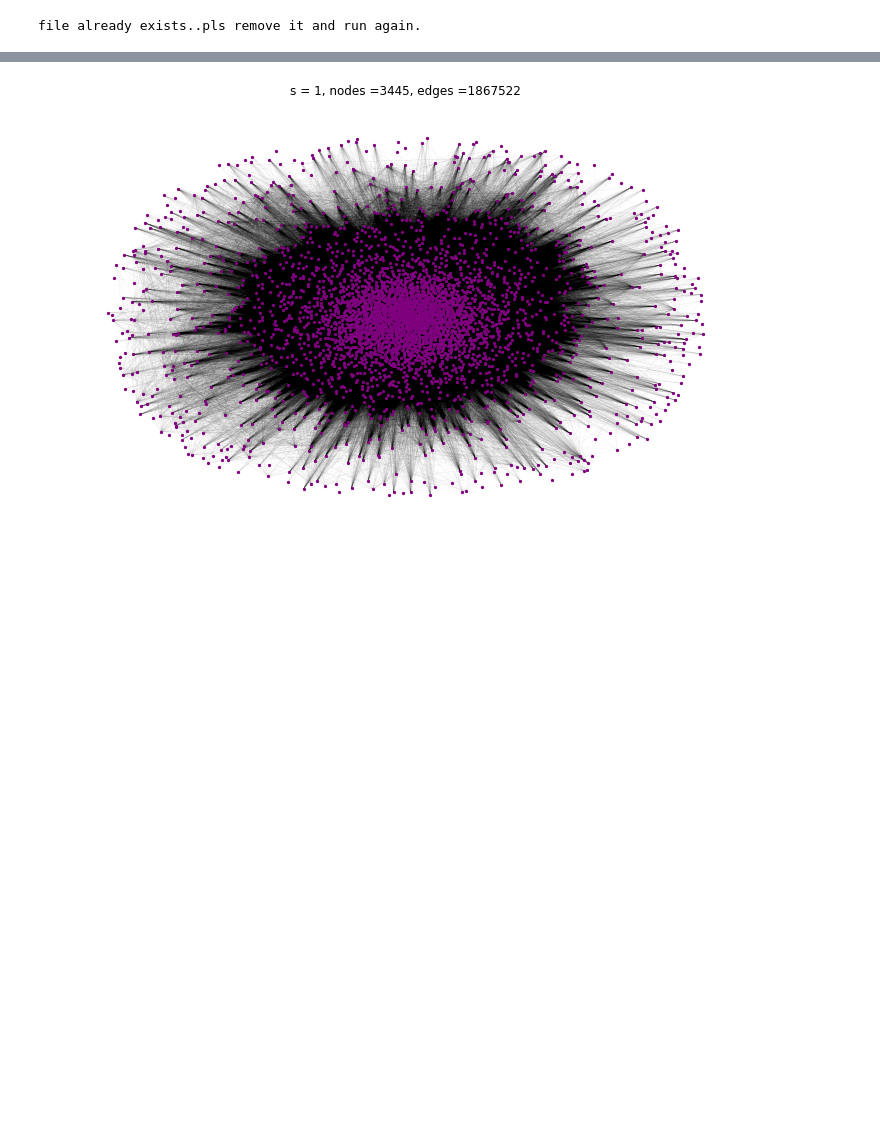
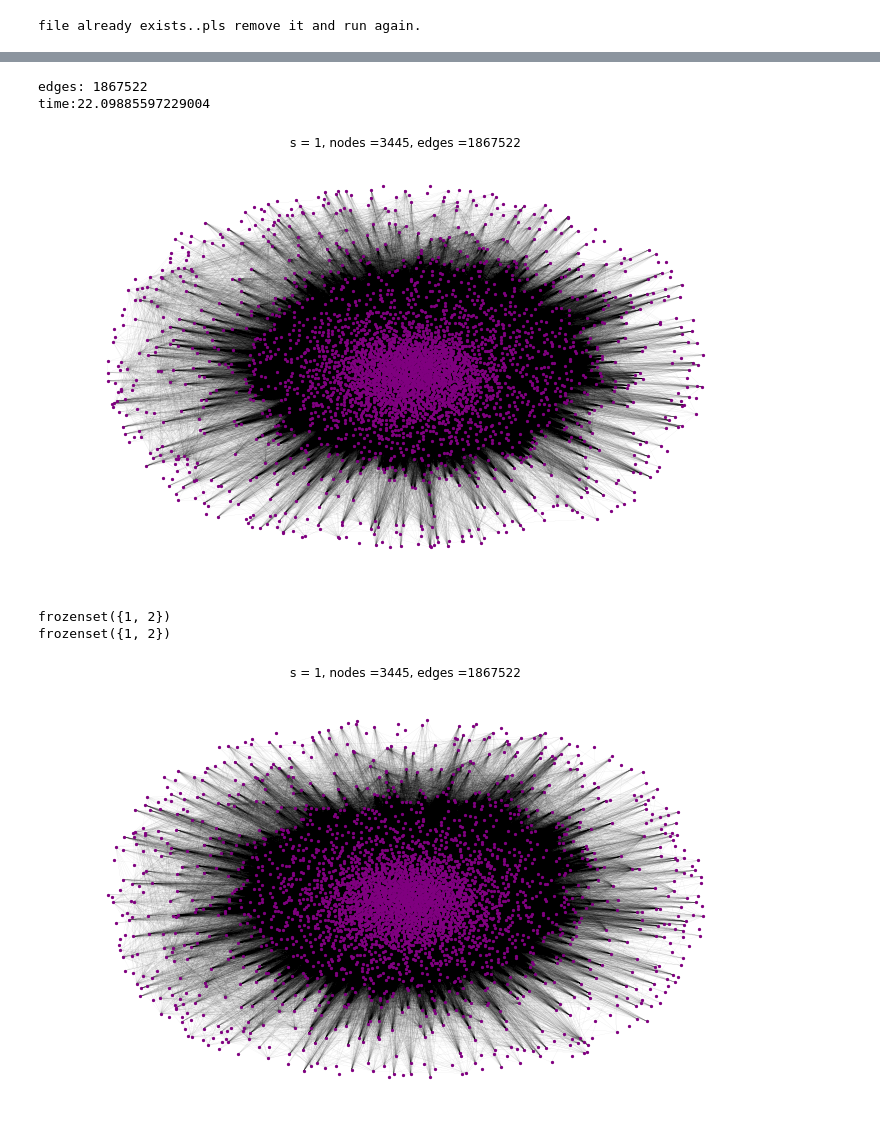
Before and after one commit to ahsun-tariq/591-newyork-times, a Jupyter notebook: project.ipynb, the cells around one changed output, grey strips where cells are left out. Saved outputs shown, nothing was run; the diff lists cells and outputs as text; code cells hidden in the pictures; blank space fills up the shorter version.

```diff
--- a/project.ipynb
+++ b/project.ipynb
@@ -324,3 +324,43 @@ KeyboardInterrupt:
+# %%
+def createRegularGraph(dictionary,s=1):
+    start = time.time()
+    regularGraph = nx.Graph()
+    regularGraph.add_nodes_from([i for i in range(0,len(dictionary))])
+    edges = set()
+    for i, item1 in enumerate(dictionary):
+        for j, item2 in enumerate(dictionary):
+            if item1 != item2:
+                item1_entities = dictionary[item1]
+                item2_entities = dictionary[item2]
+                intersection = item1_entities.intersection(item2_entities)
+                if len(intersection) >= s:
+                    edge_set = frozenset([i,j])
+                    edges.add(edge_set)
+
+    edges = [tuple(s) for s in edges]
+    print(f'edges: {len(edges)}')
+
+    regularGraph.add_edges_from(edges)
+    end = time.time()
+    print(f'time:{end - start}')
+    return regularGraph
+# %%
+regular_graph_articles = createRegularGraph(articles_to_commenters)
+# %% [output]
+edges: 1867522
+time:22.09885597229004
+# %%
+plotGraph(regular_graph_articles,1)
+# %% [output]
+[figure, added]
+# %%
+m = frozenset([1,2])
+n = frozenset([2,1])
+print(m)
+print(n)
+# %% [output]
+frozenset({1, 2})
+frozenset({1, 2})
 # %%
 saveDictionary(id_to_node_articles_comments,"id_to_node_articles_comments.pickle")
 # %%
```
Also changed, not shown: parts of 7 cells of this notebook, 1 other file.
